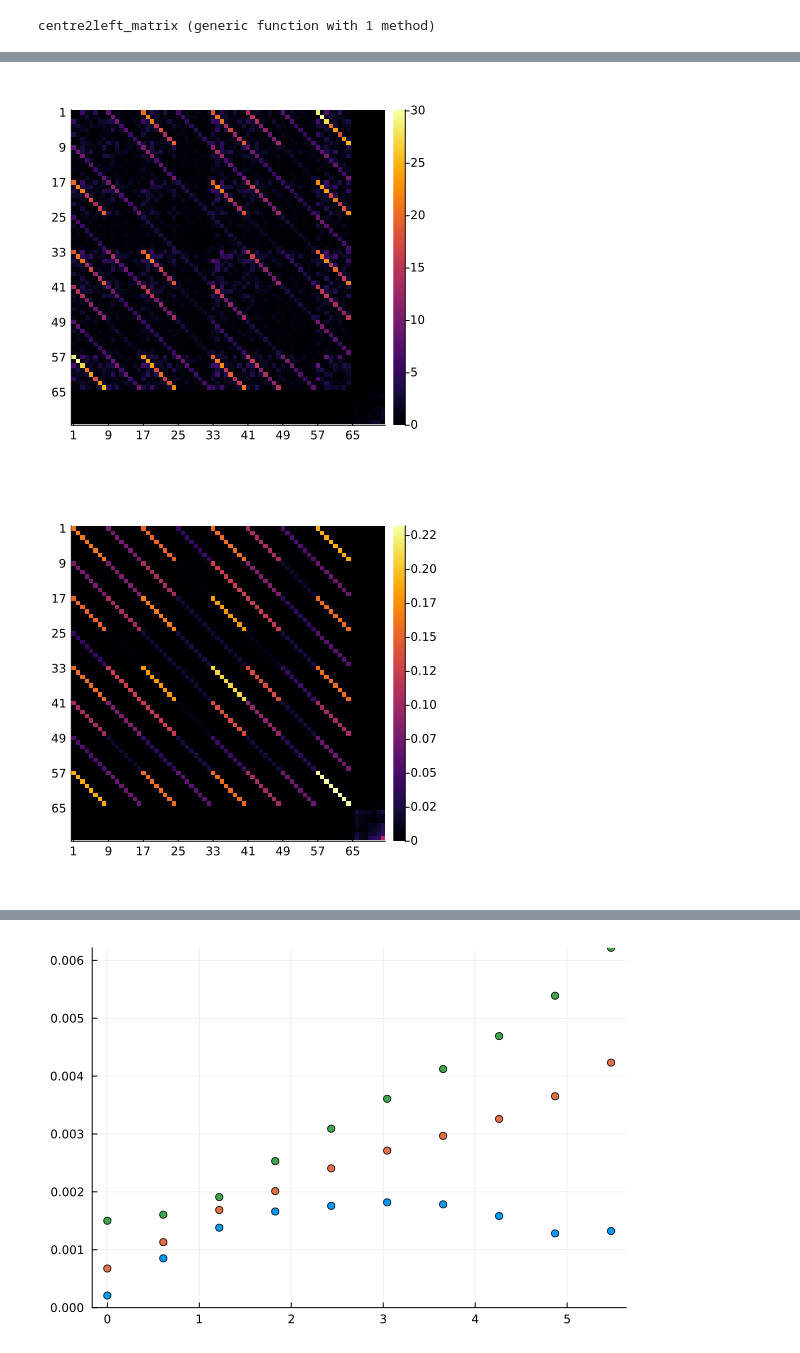
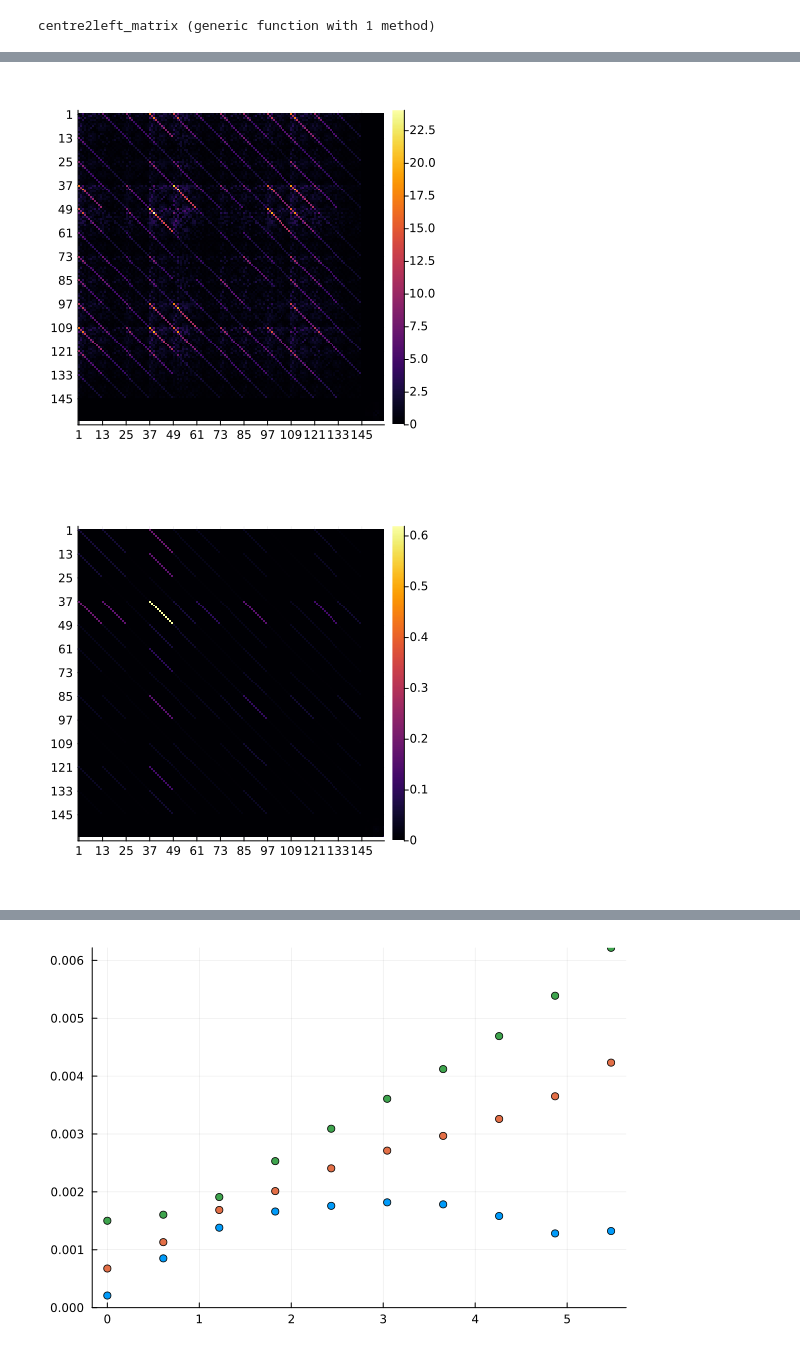
Before and after one commit to 20akshay00/CMPSExcitations, a Jupyter notebook: notebooks/yang-gaudin/excitation_consistency.ipynb, the cells around one changed output, grey strips where cells are left out. Saved outputs shown, nothing was run; the diff lists cells and outputs as text; code cells hidden in the pictures.

```diff
--- a/notebooks/yang-gaudin/excitation_consistency.ipynb
+++ b/notebooks/yang-gaudin/excitation_consistency.ipynb
@@ -14,8 +14,8 @@ function projection_matrix(D, M)
         E = reshape(view(e, 1:D^2), D, D)
         F = view(e, D^2+1:dim_in)
 
-        W1 = E / sqrt(2) - M * Diagonal(F) / M
-        W2 = E / sqrt(2) + M * Diagonal(F) / M
+        W1 = E - M * Diagonal(F) / M
+        W2 = E + M * Diagonal(F) / M
 
         P[:, j] = vcat(vec(W1), vec(W2))
     end
@@ -107,7 +107,7 @@ c, μ = 10., 5.
 tol = 1e-10
 HLL = Hsingle(c, μ)
 
-Ds = [8]
+Ds = [12]
 stateLL = find_groundstate(Ds, HLL, optalg=LBFGS(80; verbosity=1, maxiter=7000, gradtol=tol), gradtol=tol)
 D = maximum(Ds)
 println("Energy density: ", expval(HLL.h, stateLL)[], "\n Particle density: ", expval(ψ̂' * ψ̂, stateLL)[], "\n Order parameter: ", expval(ψ̂, stateLL)[])
@@ -153,32 +140,31 @@ Density imbalance: 0.0
 # %%
 # stateCLL = leftcanonical(stateCLL, true)
 _, M = eigen(stateLL.Rs[1][]);
 P = projection_matrix(D, M)
 
 Q = P[1:D^2, D^2+1:end]
 Qn = Matrix(qr(Q).Q)
 Pn = copy(P)
 Pn[1:D^2, D^2+1:end] .= Qn / sqrt(2)
 Pn[D^2+1:end, D^2+1:end] .= -Qn / sqrt(2)
 Pn = Matrix(qr(P).Q);
 
 ρR = rightenv(stateCLL)[1][]
 ρR ./= tr(ρR)
 B = left2centre_matrix(ρR)
 #B = centre2left_matrix(ρR)'
-
 #B = Matrix(I, size(B))
 
 space = InfiniteCMPSExcitationSpace(0, stateCLL, stateCLL)
 Heff = excitation_matrix(excitation_operator(HCLL, space), D);
-res = round.(Pn' * B' * Heff * B * Pn, digits=1)
+res = P' * B' * Heff * B * P
 
 heatmap(abs.(res .- Diagonal(res)), yflip=true, aspect_ratio=1, size=(400, 400), xticks=1:D:D^2+D, yticks=1:D:D^2+D)
 # %% [output]
-[figure, old version]
+[figure, new version]
 # %%
 heatmap(abs.(Pn' * B' * B * Pn), yflip=true, aspect_ratio=1, size=(400, 400), xticks=1:D:D^2+D, yticks=1:D:D^2+D)
 # %% [output]
-[figure, old version]
+[figure, new version]
 # %%
 ρ = real(expval(ψ̂₁' * ψ̂₁ + ψ̂₂' * ψ̂₂, stateCLL)[]);
```
Also changed, not shown: parts of 3 cells of this notebook, 6 other files.
